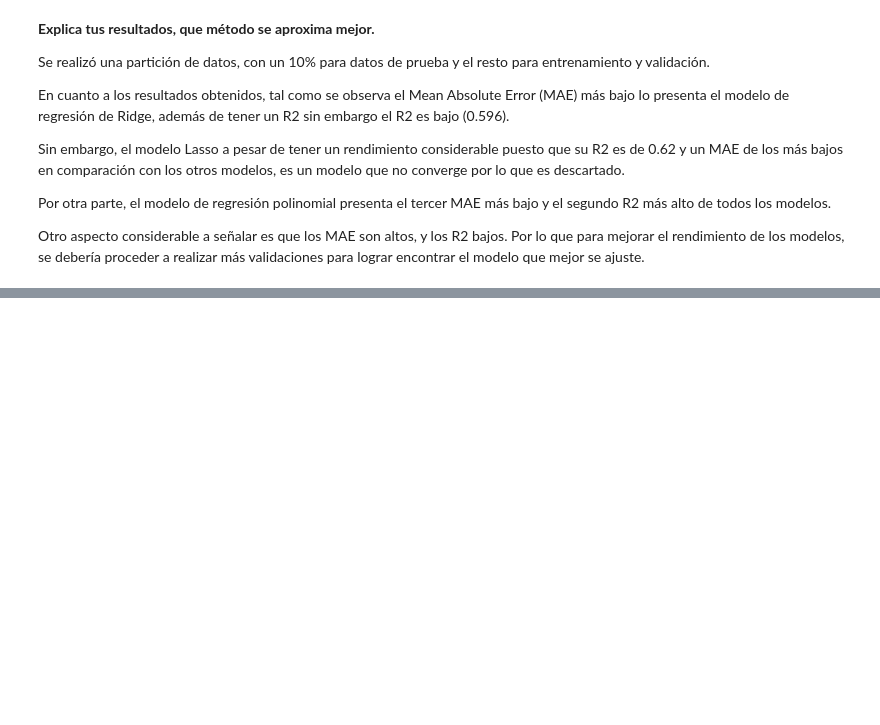
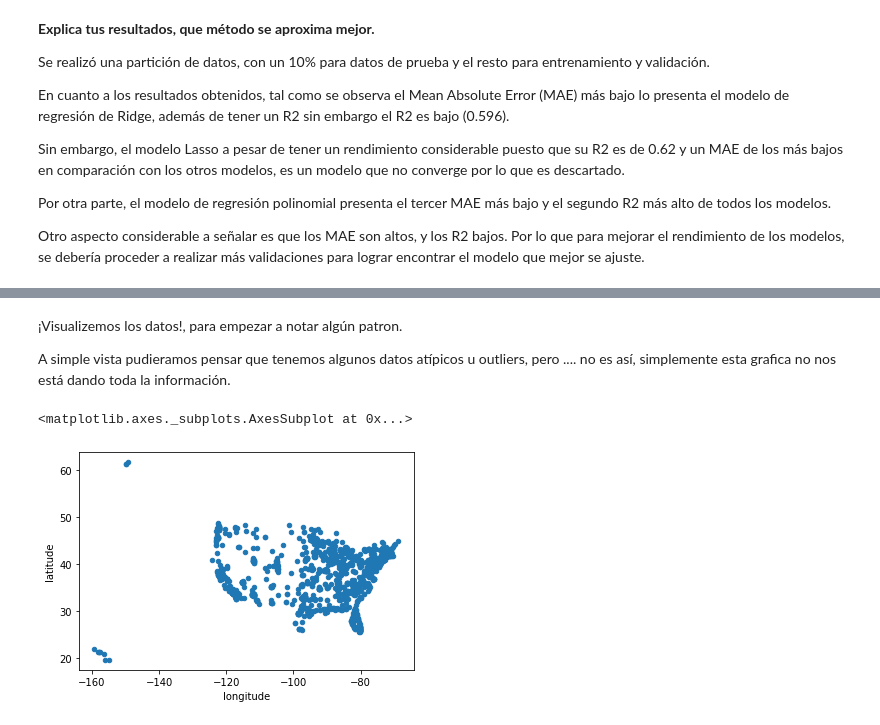
Before and after one commit to PosgradoMNA/actividades-de-aprendizaje-SinaiAvalos, a Jupyter notebook: Actividad Semanal--7.ipynb, the cells around one changed output, grey strips where cells are left out. Saved outputs shown, nothing was run; the diff lists cells and outputs as text; code cells hidden in the pictures; blank space fills up the shorter version.

```diff
--- a/Actividad Semanal--7.ipynb
+++ b/Actividad Semanal--7.ipynb
@@ -941,0 +985,3 @@ Otro aspecto considerable a señalar es que los MAE son altos, y los R2 bajos. P
+# %%
+url="https://raw.githubusercontent.com/marypazrf/bdd/main/target-locations.csv"
+df=pd.read_csv(url)
@@ -941,0 +1022,12 @@ Otro aspecto considerable a señalar es que los MAE son altos, y los R2 bajos. P
+# %%
+latlong=df[["latitude","longitude"]]
+# %% [markdown]
+¡Visualizemos los datos!, para empezar a notar algún patron.
+
+A simple vista pudieramos pensar que tenemos algunos datos atípicos u outliers, pero .... no es así, simplemente esta grafica no nos está dando toda la información.
+# %%
+#extrae los datos interesantes
+latlong.plot.scatter( "longitude","latitude")
+# %% [output]
+<matplotlib.axes._subplots.AxesSubplot at 0x...>
+[figure, added]
```
Also changed, not shown: parts of 28 cells of this notebook.
